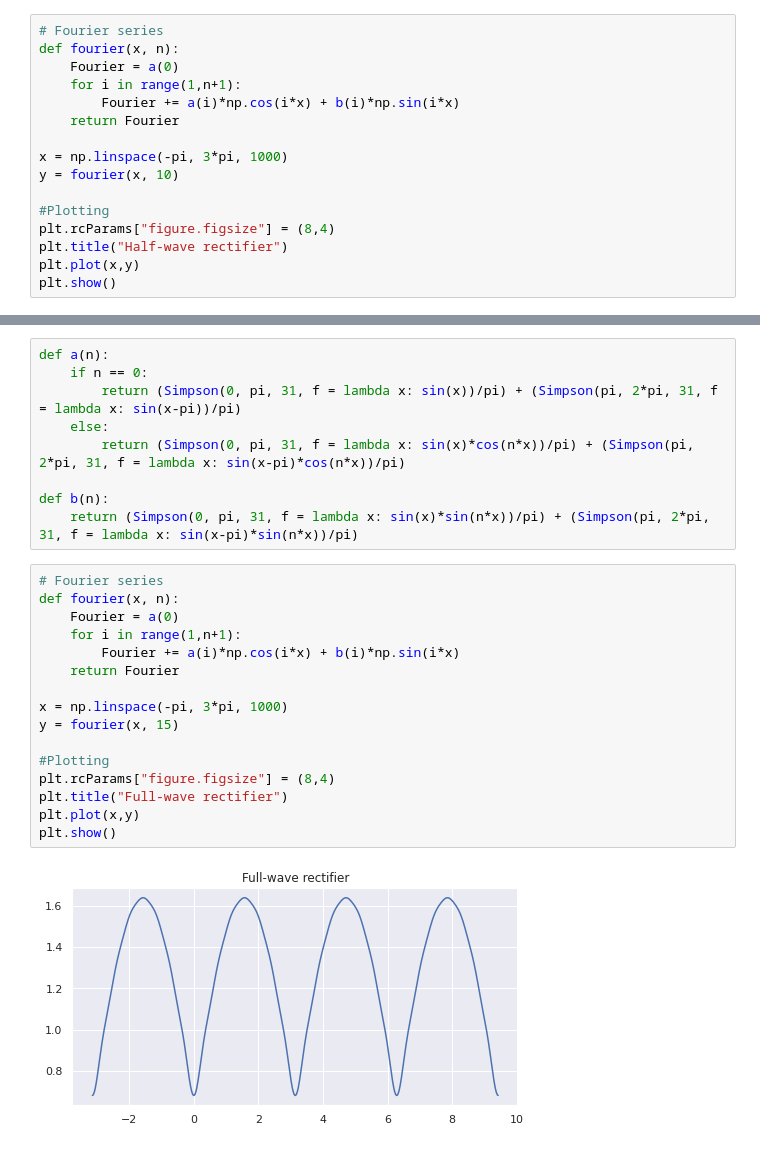
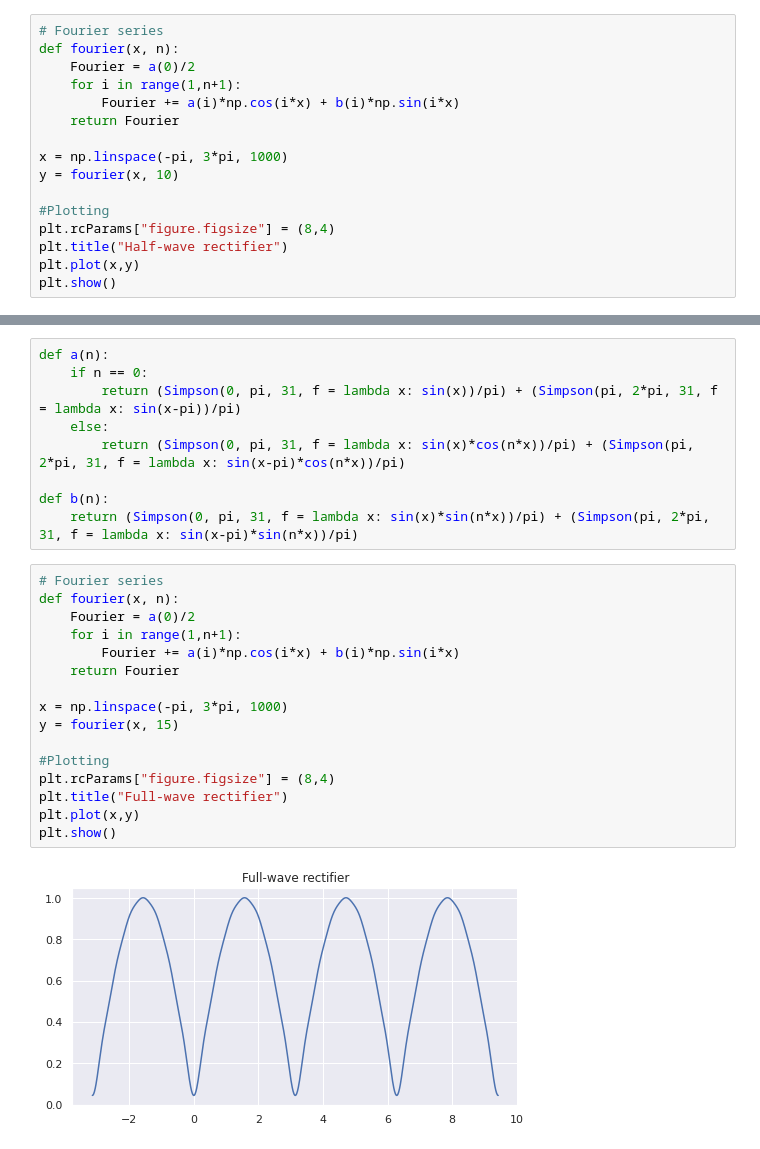
Before and after one commit to Souvik-0612/Fourier, a Jupyter notebook: Fourier series.ipynb, the cells around one changed output, grey strips where cells are left out. Saved outputs shown, nothing was run; the diff lists cells and outputs as text.

```diff
--- a/Fourier series.ipynb
+++ b/Fourier series.ipynb
@@ -412,7 +412,7 @@ def b(n):
 # %%
 # Fourier series
 def fourier(x, n):
-    Fourier = a(0)
+    Fourier = a(0)/2
     for i in range(1,n+1):
         Fourier += a(i)*np.cos(i*x) + b(i)*np.sin(i*x)
     return Fourier
@@ -448,18 +448,18 @@ def b(n):
 # %%
 # Fourier series
 def fourier(x, n):
-    Fourier = a(0)
+    Fourier = a(0)/2
     for i in range(1,n+1):
         Fourier += a(i)*np.cos(i*x) + b(i)*np.sin(i*x)
     return Fourier
 
 x = np.linspace(-pi, 3*pi, 1000)
 y = fourier(x, 15)
 
 #Plotting
 plt.rcParams["figure.figsize"] = (8,4)
 plt.title("Full-wave rectifier")
 plt.plot(x,y)
 plt.show()
 # %% [output]
-[figure, old version]
+[figure, new version]
```
Also changed, not shown: parts of 15 cells of this notebook.
